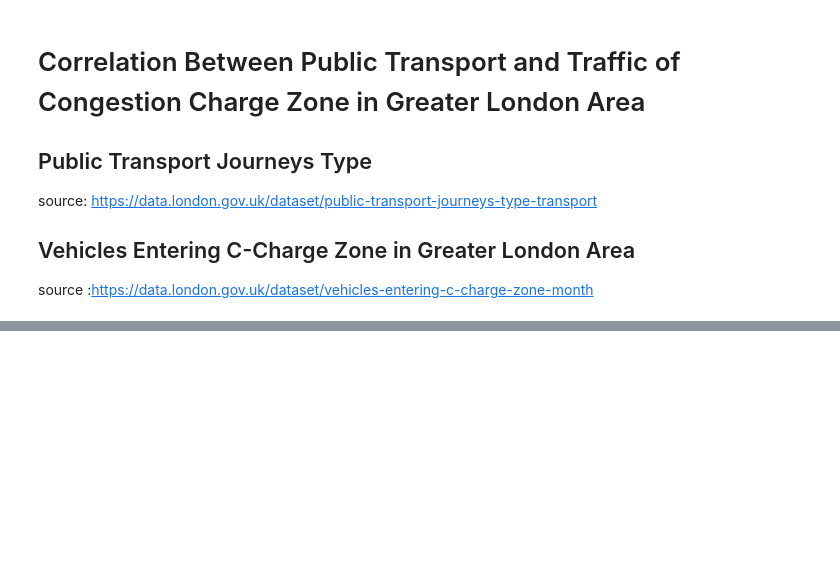
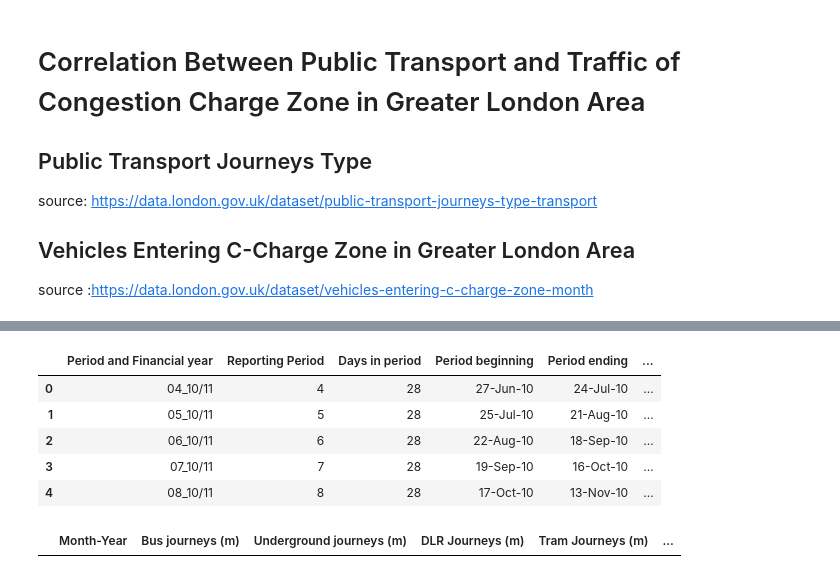
Before and after one commit to adhl-0216/MTU-Data-Analytics-Final-CA, a Jupyter notebook: London Public Transport Analysis.ipynb, the cells around one changed output, grey strips where cells are left out. Cells and saved outputs as stored; diff of their text form; code cells hidden in the pictures; blank space fills up the shorter version.

```diff
--- a/London Public Transport Analysis.ipynb
+++ b/London Public Transport Analysis.ipynb
@@ -37,0 +67,15 @@ Replaced all NaN values with 0.0
+# %%
+publicTransport_clean = publicTransport_clean.fillna(0)
+publicTransport_clean.head()
+# %% [output]
+|  | Period and Financial year | Reporting Period | Days in period | Period beginning | Period ending | ... |
+| 0 | 04_10/11 | 4 | 28 | 27-Jun-10 | 24-Jul-10 | ... |
+| 1 | 05_10/11 | 5 | 28 | 25-Jul-10 | 21-Aug-10 | ... |
+| 2 | 06_10/11 | 6 | 28 | 22-Aug-10 | 18-Sep-10 | ... |
+| 3 | 07_10/11 | 7 | 28 | 19-Sep-10 | 16-Oct-10 | ... |
+| 4 | 08_10/11 | 8 | 28 | 17-Oct-10 | 13-Nov-10 | ... |
+# %%
+tflJourneys = pd.DataFrame(columns=['Month-Year', 'Bus journeys (m)','Underground journeys (m)','DLR Journeys (m)','Tram Journeys (m)','Overground Journeys (m)','London Cable Car Journeys (m)','TfL Rail Journeys (m)','Total journeys (m)'])
+tflJourneys.head()
+# %% [output]
+|  | Month-Year | Bus journeys (m) | Underground journeys (m) | DLR Journeys (m) | Tram Journeys (m) | ... |
```
Also changed, not shown: parts of 10 cells of this notebook.
